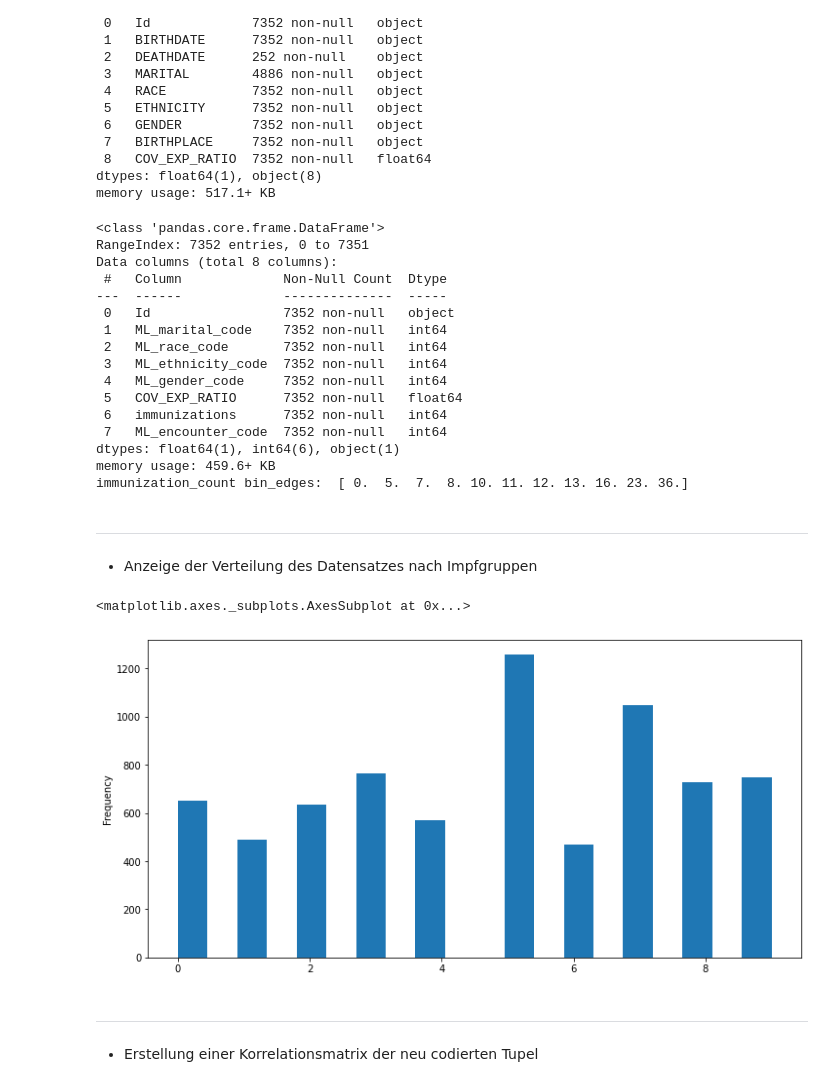
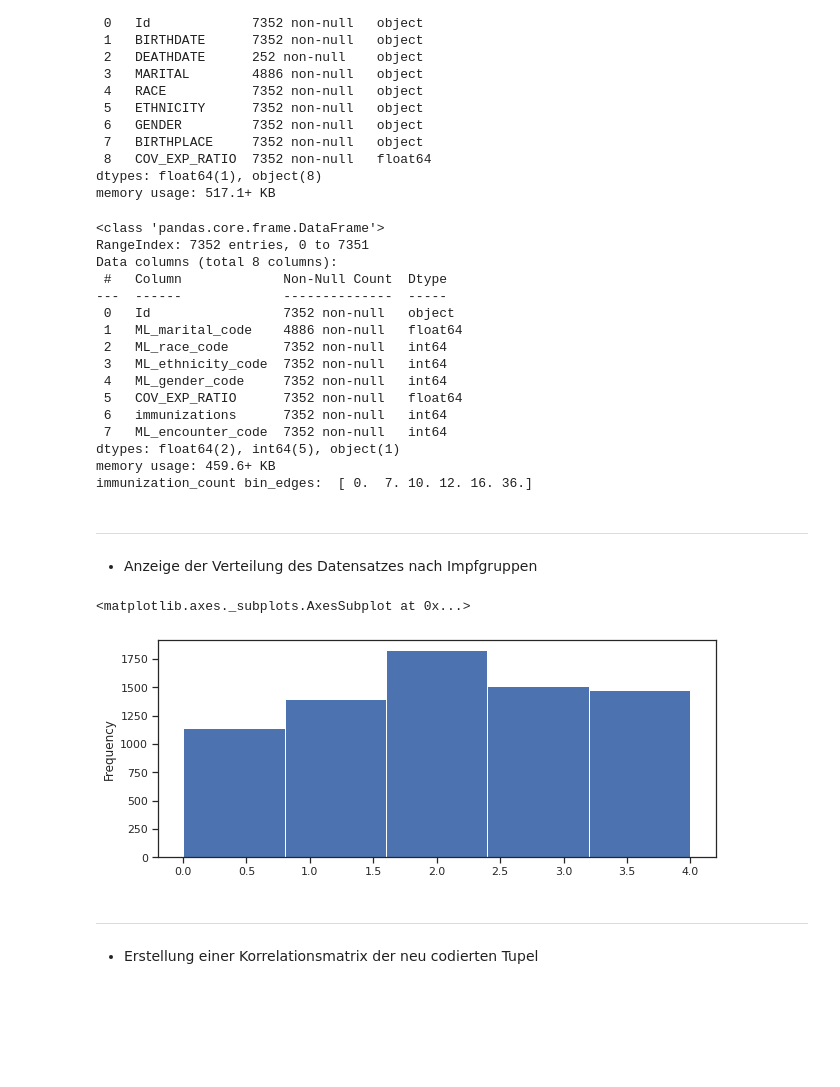
Before and after one commit to Fuenfgeld/ATeamDatenmanagementUndArchivierung, a Jupyter notebook: IMECOS_master.ipynb, the cells around one changed output. Drawn from its saved outputs; the diff is of its cells as text; code cells hidden in the pictures; blank space fills up the shorter version.

Commit message:
NULL exclusion marital codes

```diff
--- a/IMECOS_master.ipynb
+++ b/IMECOS_master.ipynb
@@ -253,7 +253,7 @@ SELECT
             THEN 0
             WHEN marital LIKE '%s%'
             THEN 1
-            ELSE 2
+            ELSE NULL
         END) AS ML_marital_code,
   (CASE
             WHEN race LIKE '%white%'
@@ -317,7 +317,7 @@ X = pat_imm['immunizations'].values
 # make sure that X is an array of shape [len(X)<, 1]
 X = X.reshape(-1, 1)
 # set the parameters for the algorithm (see https://scikit-learn.org/stable/modules/generated/sklearn.preprocessing.KBinsDiscretizer.html#sklearn.preprocessing.KBinsDiscretizer for more info)
-imm_binning = KBinsDiscretizer(n_bins=10, encode='ordinal', strategy='quantile')
+imm_binning = KBinsDiscretizer(n_bins=5, encode='ordinal', strategy='quantile')
 # apply the binning algorithm on the data and print the edges
 X_binned = imm_binning.fit_transform(X)
 print("immunization_count bin_edges: ", imm_binning.bin_edges_[0])
@@ -331,26 +331,26 @@ Data columns (total 8 columns):
  #   Column             Non-Null Count  Dtype
 ---  ------             --------------  -----
  0   Id                 7352 non-null   object
- 1   ML_marital_code    7352 non-null   int64
+ 1   ML_marital_code    4886 non-null   float64
  2   ML_race_code       7352 non-null   int64
  3   ML_ethnicity_code  7352 non-null   int64
  4   ML_gender_code     7352 non-null   int64
  5   COV_EXP_RATIO      7352 non-null   float64
  6   immunizations      7352 non-null   int64
  7   ML_encounter_code  7352 non-null   int64
-dtypes: float64(1), int64(6), object(1)
+dtypes: float64(2), int64(5), object(1)
 memory usage: 459.6+ KB
-immunization_count bin_edges:  [ 0.  5.  7.  8. 10. 11. 12. 13. 16. 23. 36.]
+immunization_count bin_edges:  [ 0.  7. 10. 12. 16. 36.]
 # %% [markdown]
 
 
 ---
 * Anzeige der Verteilung des Datensatzes nach Impfgruppen
 # %%
-pat_imm['imm_group'].plot(kind='hist', bins=20, figsize=(12,6))
+pat_imm['imm_group'].plot(kind='hist', bins=5, figsize=(10,4))
 # %% [output]
 <matplotlib.axes._subplots.AxesSubplot at 0x...>
-[figure, old version]
+[figure, new version]
 # %%
 #pat_imm.head()
 # %% [markdown]
```
Also changed, not shown: parts of 19 cells of this notebook.
